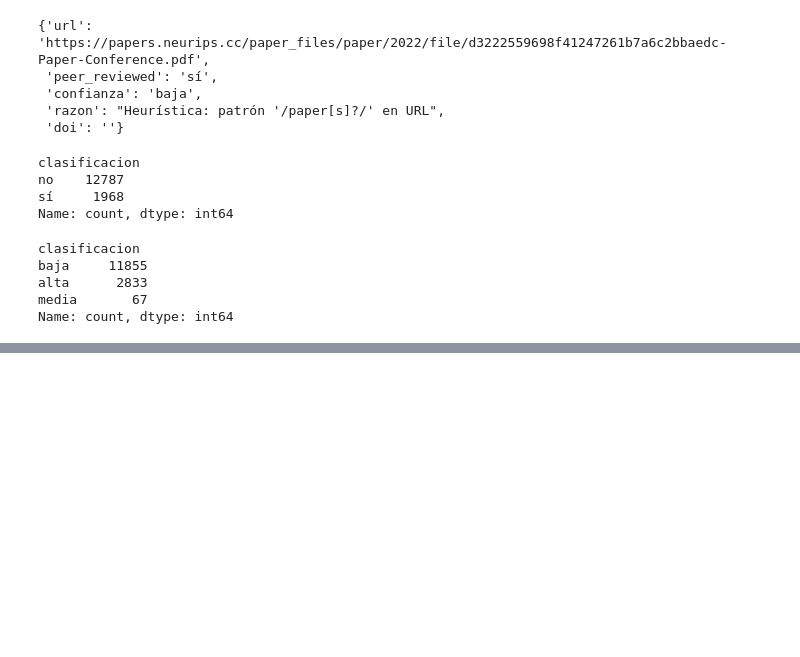
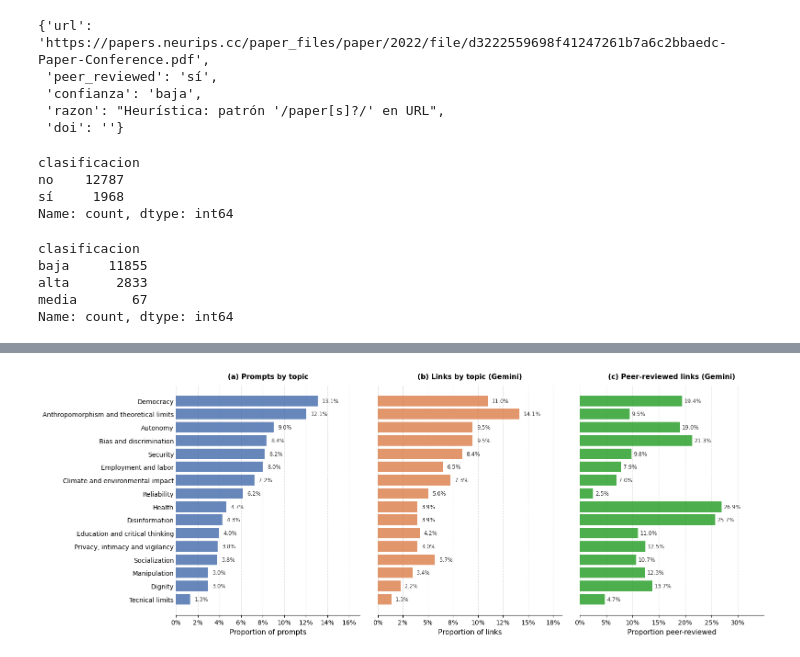
Before and after one commit to mvrobles/GenAI-Science, a Jupyter notebook: scripts/process_gemini.ipynb, the cells around one changed output, grey strips where cells are left out. Drawn from its saved outputs; the diff is of its cells as text; code cells hidden in the pictures; blank space fills up the shorter version.

Commit message:
analisis por topico

```diff
--- a/scripts/process_gemini.ipynb
+++ b/scripts/process_gemini.ipynb
@@ -198,0 +220,80 @@ Name: count, dtype: int64
+# %%
+topics = pd.read_excel('../data/templates.xlsx', sheet_name='Topics')
+topics['general topic'] = topics['general topic'].ffill()
+# %%
+prompts_topicos = prompts_topicos.merge(topics, left_on = 'topic', right_on='ID')
+# %%
+df_gemini = df_gemini.merge(topics, left_on = 'topic', right_on = 'ID', how = 'left')
+# %%
+df_gemini['Peer reviewed'] = df_gemini['clasificacion'].apply(lambda x: True if x['peer_reviewed'] == 'sí' else False)
+# %%
+import matplotlib.pyplot as plt
+import matplotlib.ticker as mtick
+
+# ── Datos ─────────────────────────────────────────────────────────────────
+prompts_per_topic = (
+    prompts_topicos
+    .drop_duplicates(subset=["prompt", "general topic"])
+    .groupby("general topic")["prompt"]
+    .nunique()
+    .sort_values()
+)
+prop_prompts = prompts_per_topic / prompts_per_topic.sum()
+topic_order = prop_prompts.index
+
+links_per_topic = df_gemini["general topic"].value_counts()
+prop_links = (links_per_topic /
+links_per_topic.sum()).reindex(topic_order).fillna(0)
+
+df_gemini["peer_reviewed"] = df_gemini["clasificacion"].apply(
+    lambda x: ast.literal_eval(x)["peer_reviewed"] if isinstance(x, str) else
+x["peer_reviewed"]
+)
+pr_by_topic = (
+    df_gemini.groupby("general topic")["peer_reviewed"]
+    .apply(lambda x: (x == "sí").sum() / len(x))
+    .reindex(topic_order)
+)
+
+# ── Figura con sharey ─────────────────────────────────────────────────────
+plt.rcParams.update({"font.family": "sans-serif", "font.size": 10})
+
+fig, (ax1, ax2, ax3) = plt.subplots(1, 3, figsize=(16, 6), sharey=True)
+
+COLORS = ["#4C72B0", "#DD8452", "#2ca02c"]
+datasets = [
+      (ax1, prop_prompts.values, 'Proportion of prompts', '(a) Prompts by topic',
+  COLORS[0]),
+      (ax2, prop_links.values, 'Proportion of links', '(b) Links by topic (Gemini)',
+  COLORS[1]),
+      (ax3, pr_by_topic.values, 'Proportion peer-reviewed', '(c) Peer-reviewed links (Gemini)', COLORS[2]),
+  ]
+
+def style_ax(ax, first=False):
+    for spine in ["top", "right", "left"]:
+        ax.spines[spine].set_visible(False)
+    if not first:
+        ax.spines["left"].set_visible(False)
+    ax.grid(axis="x", linestyle="--", alpha=0.4, zorder=0)
+    ax.tick_params(axis="y", length=0)
+
+for i, (ax, values, xlabel, title, color) in enumerate(datasets):
+    ax.barh(range(len(topic_order)), values, color=color, alpha=0.85, zorder=3)
+    ax.set_yticks(range(len(topic_order)))
+    ax.xaxis.set_major_formatter(mtick.PercentFormatter(xmax=1, decimals=0))
+    ax.set_xlabel(xlabel, fontsize=11)
+    ax.set_title(title, fontsize=11, fontweight="bold", pad=10)
+    ax.set_xlim(0, max(values) * 1.30)
+    style_ax(ax, first=(i == 0))
+    for patch, val in zip(ax.patches, values):
+        ax.text(patch.get_width() + 0.004, patch.get_y() + patch.get_height() / 2,
+                f"{val:.1%}", va="center", ha="left", fontsize=8.5,
+color="#333333")
+
+ax1.set_yticklabels(topic_order, fontsize=10)
+
+plt.tight_layout(w_pad=2)
+#plt.savefig(PATH_OUT + "topic_distribution_gemini.pdf", bbox_inches="tight", dpi=300)
+plt.show()
+# %% [output]
+[figure, added]
```
Also changed, not shown: parts of 7 cells of this notebook, 2 other files.
